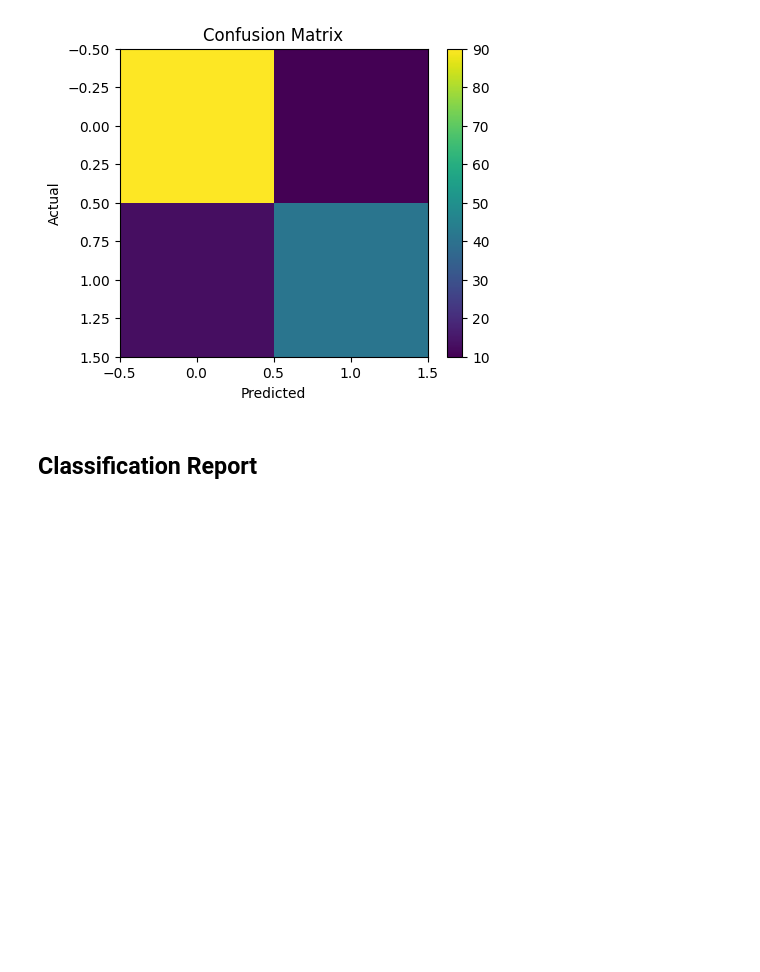
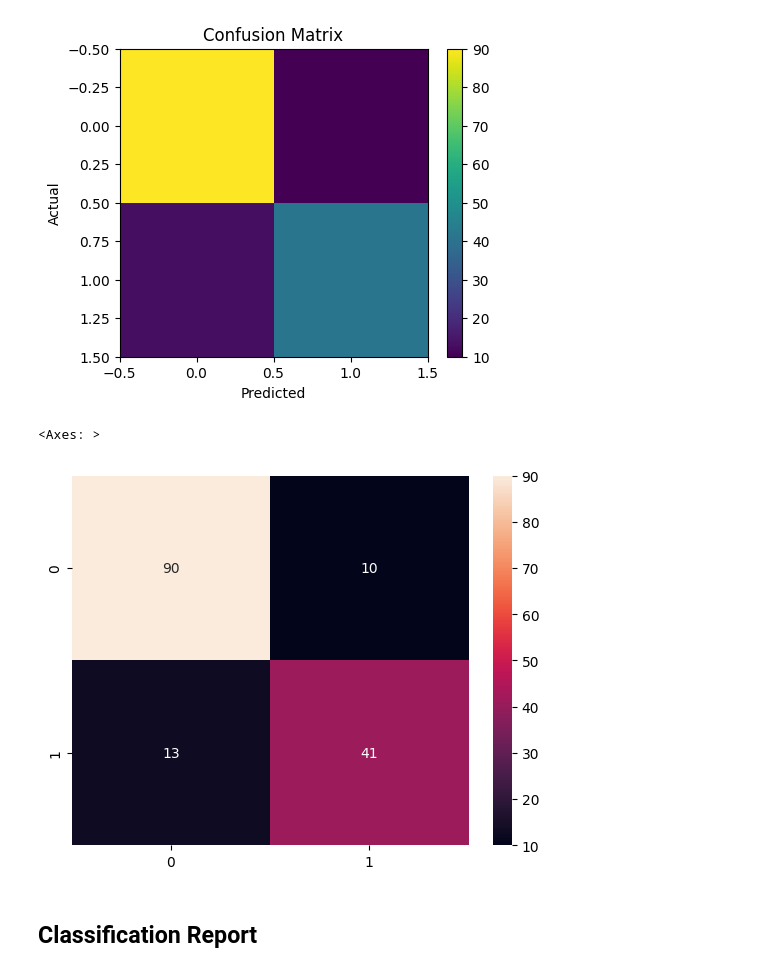
Before and after one commit to SarthakData2026/AI_IN_DATA_SCIENCE, a Jupyter notebook: diabetes_using_knn.ipynb, the cells around one changed output. Drawn from its saved outputs; the diff is of its cells as text; code cells hidden in the pictures; blank space fills up the shorter version.

```diff
--- a/diabetes_using_knn.ipynb
+++ b/diabetes_using_knn.ipynb
@@ -199,6 +199,13 @@ Confusion Matrix:
 [[90 10]
  [13 41]]
 [figure]
+# %%
+#heat map of confusion matrix
+import seaborn as sns
+sns.heatmap(confusion_matrix(y_test,y_pred),annot=True)
+# %% [output]
+<Axes: >
+[figure, added]
 # %% [markdown]
 ## Classification Report
 # %%
```
Also changed, not shown: parts of 1 cell of this notebook.
